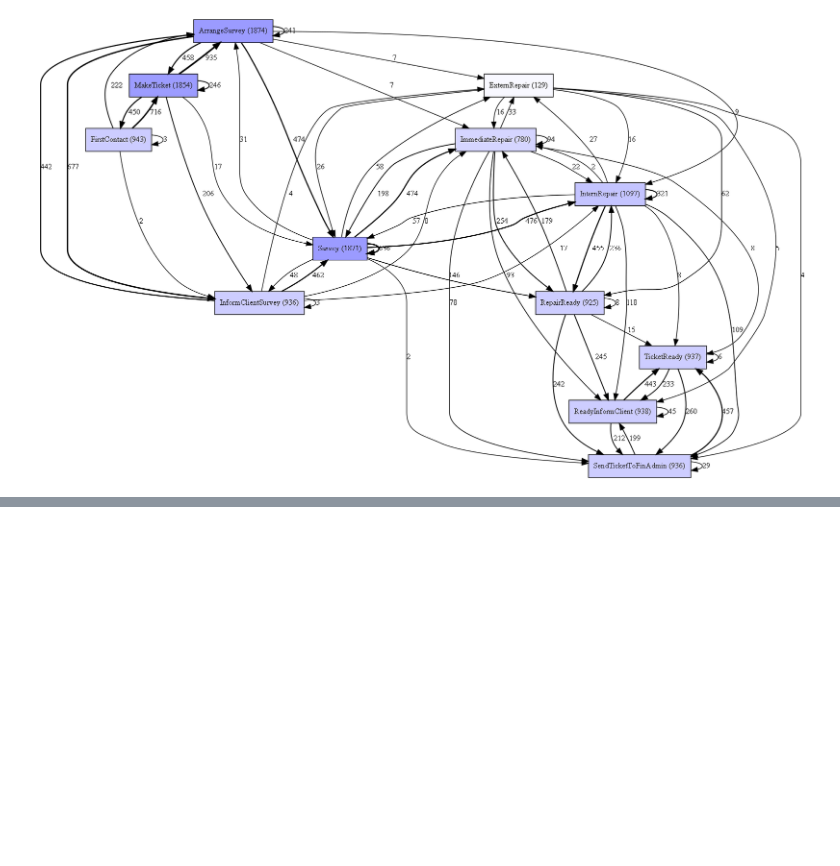
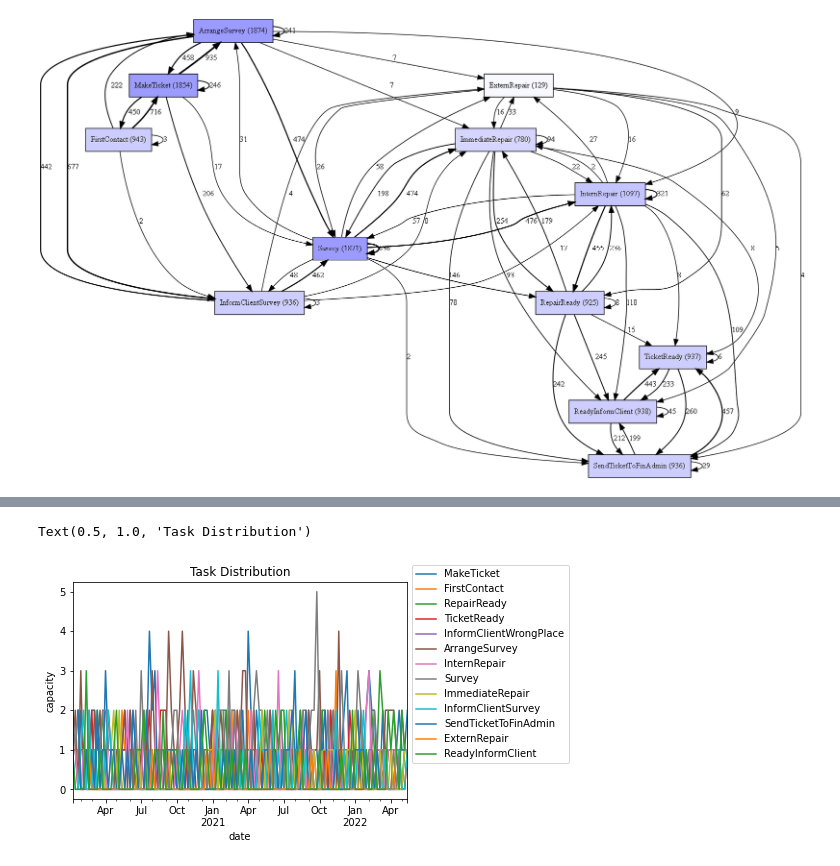
Before and after one commit to jjh0987/MyProject, a Jupyter notebook: pythonProject/process/Untitled2.ipynb, the cells around one changed output, grey strips where cells are left out. Drawn from its saved outputs; the diff is of its cells as text; code cells hidden in the pictures; blank space fills up the shorter version.

```diff
--- a/pythonProject/process/Untitled2.ipynb
+++ b/pythonProject/process/Untitled2.ipynb
@@ -462,0 +585,5 @@ dict(collections.Counter(ans))
+# %%
+tp2 = df.loc[:,['caseID','taskID','date']].groupby(['date','taskID']).count()
+tp2 = tp2.reset_index()
+tp2 = tp2[tp2['date'] >= '2010-01-01']
+tp2.groupby(['date','taskID']).max()
@@ -462,0 +605,13 @@ dict(collections.Counter(ans))
+# %%
+tp2['date'] = pd.to_datetime(tp2['date'])
+# %%
+import matplotlib.pyplot as plt
+name_list = list(set(tp2['taskID']))
+for name in name_list:
+    tp2[tp2['taskID'] == name].groupby([pd.Grouper(key='date', freq='1W')])['caseID'].count().plot()
+plt.legend(name_list, bbox_to_anchor=(1, 1.1))
+plt.ylabel('capacity')
+plt.title('Task Distribution')
+# %% [output]
+Text(0.5, 1.0, 'Task Distribution')
+[figure, added]
```
Also changed, not shown: parts of 25 cells of this notebook.
